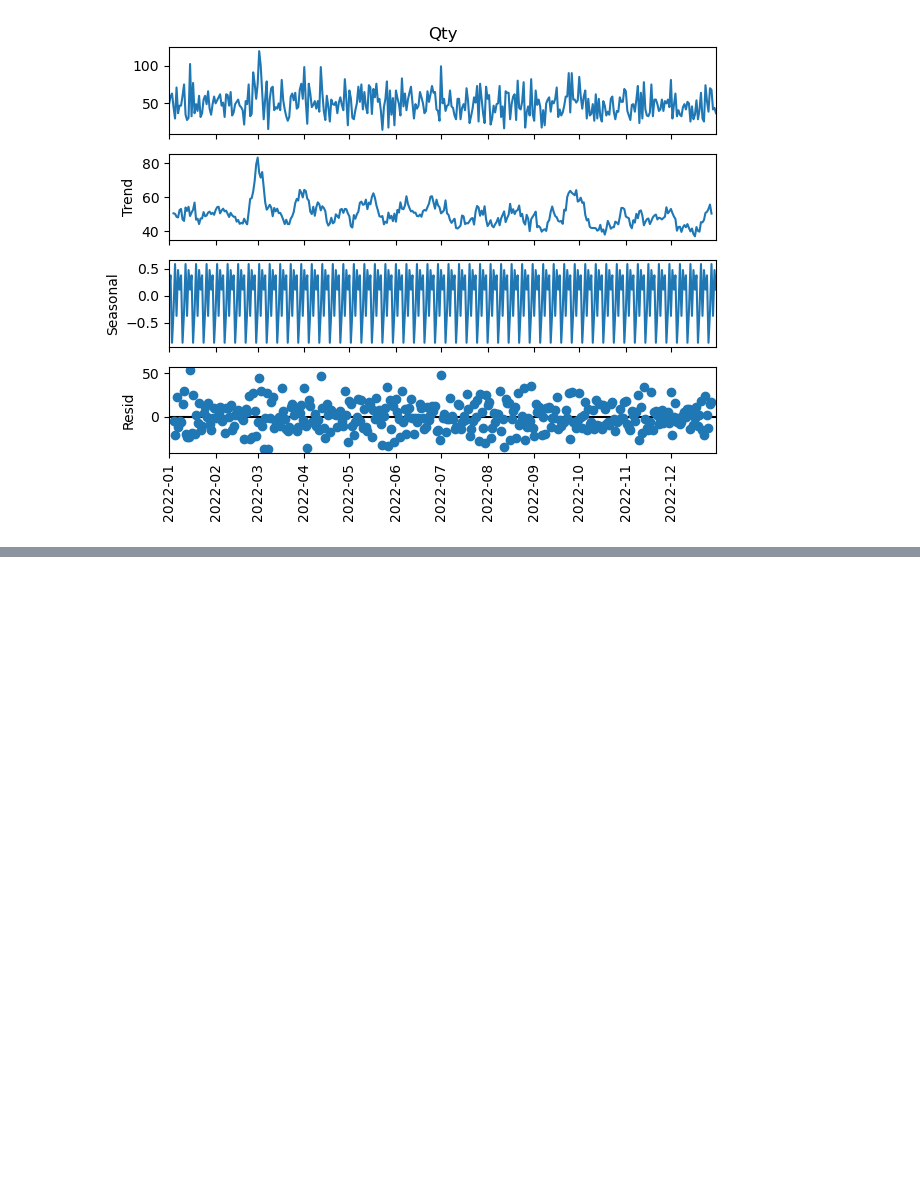
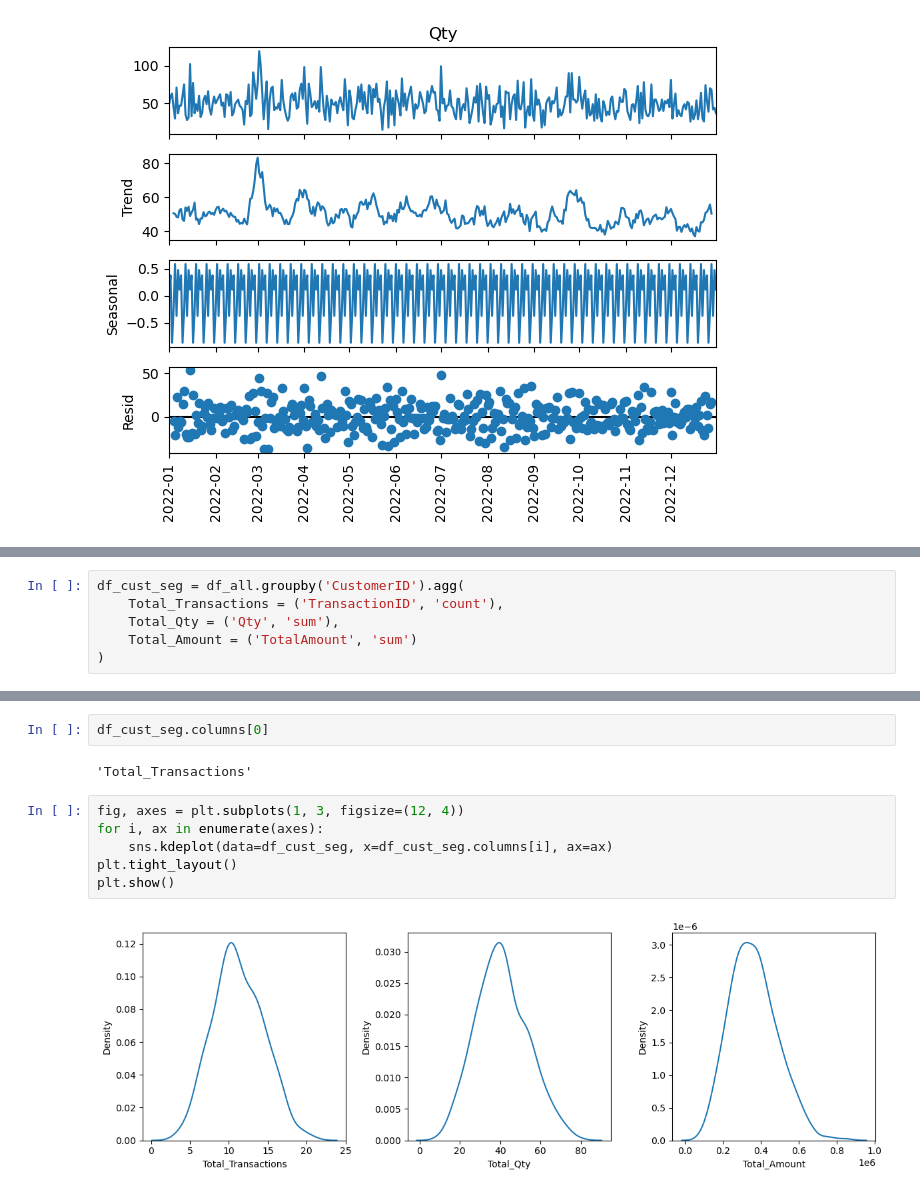
Before and after one commit to Faridwm/PBI_Rakamin-X-Kalbe_Data-Scientist, a Jupyter notebook: PBI ML.ipynb, the cells around one changed output, grey strips where cells are left out. Cells and saved outputs as stored; diff of their text form; blank space fills up the shorter version.

Commit message:
1. Menambahkan analisis segmentasi customer 2. Tahapan analisis segmentasi customer baru sampai pembentukan cluster sutomer dengan kmeans

```diff
--- a/PBI ML.ipynb
+++ b/PBI ML.ipynb
@@ -378,0 +429,6 @@ plt.show()
+# %%
+df_cust_seg = df_all.groupby('CustomerID').agg(
+    Total_Transactions = ('TransactionID', 'count'),
+    Total_Qty = ('Qty', 'sum'),
+    Total_Amount = ('TotalAmount', 'sum')
+)
@@ -378,0 +452,12 @@ plt.show()
+# %%
+df_cust_seg.columns[0]
+# %% [output]
+'Total_Transactions'
+# %%
+fig, axes = plt.subplots(1, 3, figsize=(12, 4))
+for i, ax in enumerate(axes):
+    sns.kdeplot(data=df_cust_seg, x=df_cust_seg.columns[i], ax=ax)
+plt.tight_layout()
+plt.show()
+# %% [output]
+[figure, added]
```
Also changed, not shown: parts of 24 cells of this notebook.
